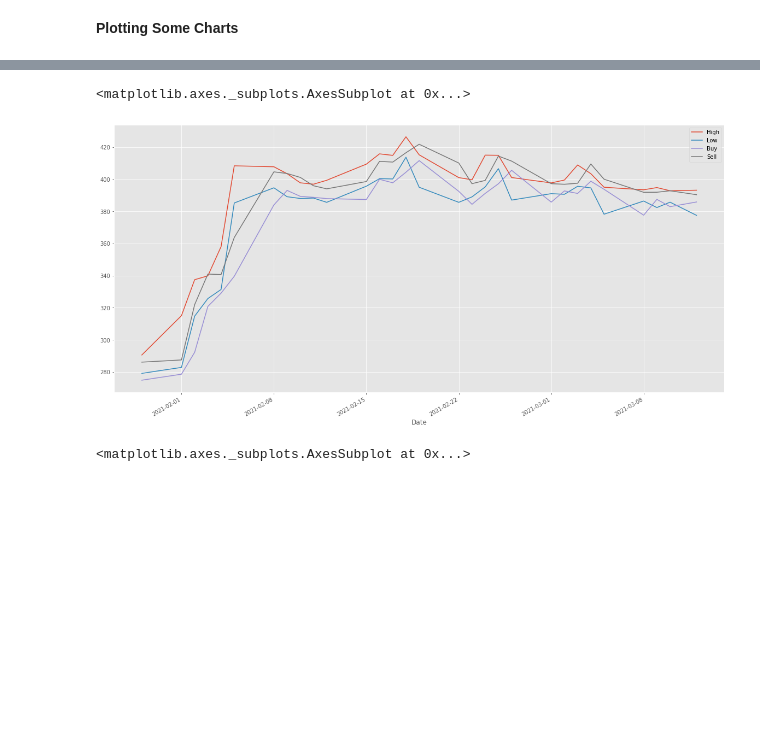
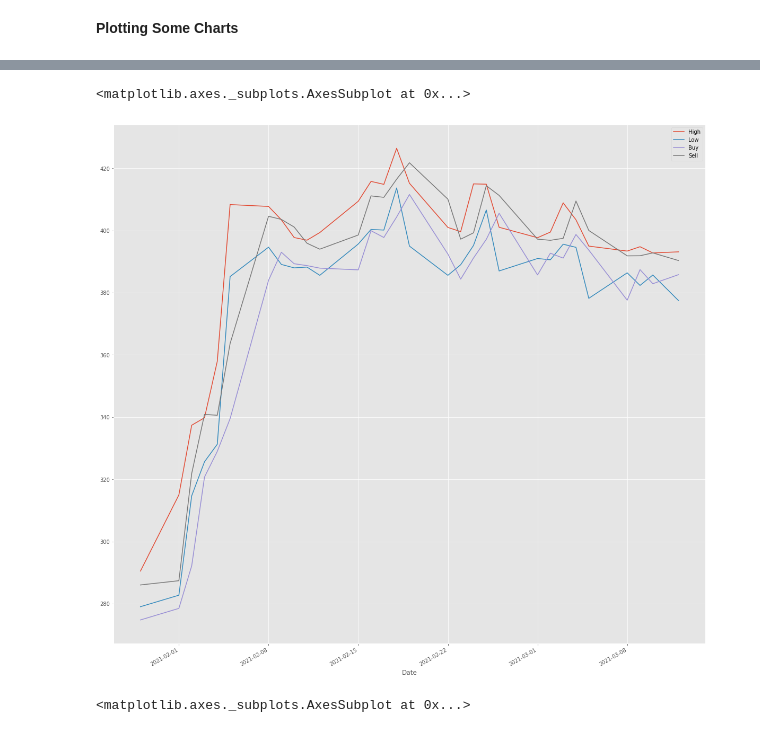
Before and after one commit to mastermindankur/stock-analysis, a Jupyter notebook: Support_Resistance_SK_Anku_Analysis.ipynb, the cells around one changed output, grey strips where cells are left out. Cells and saved outputs as stored; diff of their text form; code cells hidden in the pictures; blank space fills up the shorter version.

```diff
--- a/Support_Resistance_SK_Anku_Analysis.ipynb
+++ b/Support_Resistance_SK_Anku_Analysis.ipynb
@@ -187,10 +187,10 @@ sbi[['Open','High','Low','Close','PP','S1','R1','Buy','Sell','got_it','Profit']]
 # %%
 sbi[['Open','High','Low','Close','PP','S1','R1','Buy','Sell','got_it','Profit']].to_excel('Stock.xlsx',sheet_name='xx')
 # %%
-sbi[['High','Low','Buy','Sell']].tail(30).plot(figsize=(20,10))
+sbi[['High','Low','Buy','Sell']].tail(30).plot(figsize=(20,20))
 # %% [output]
 <matplotlib.axes._subplots.AxesSubplot at 0x...>
-[figure, old version]
+[figure, new version]
 # %%
 sbi['Open'].plot(figsize=(18,6))
 # %% [output]
```
